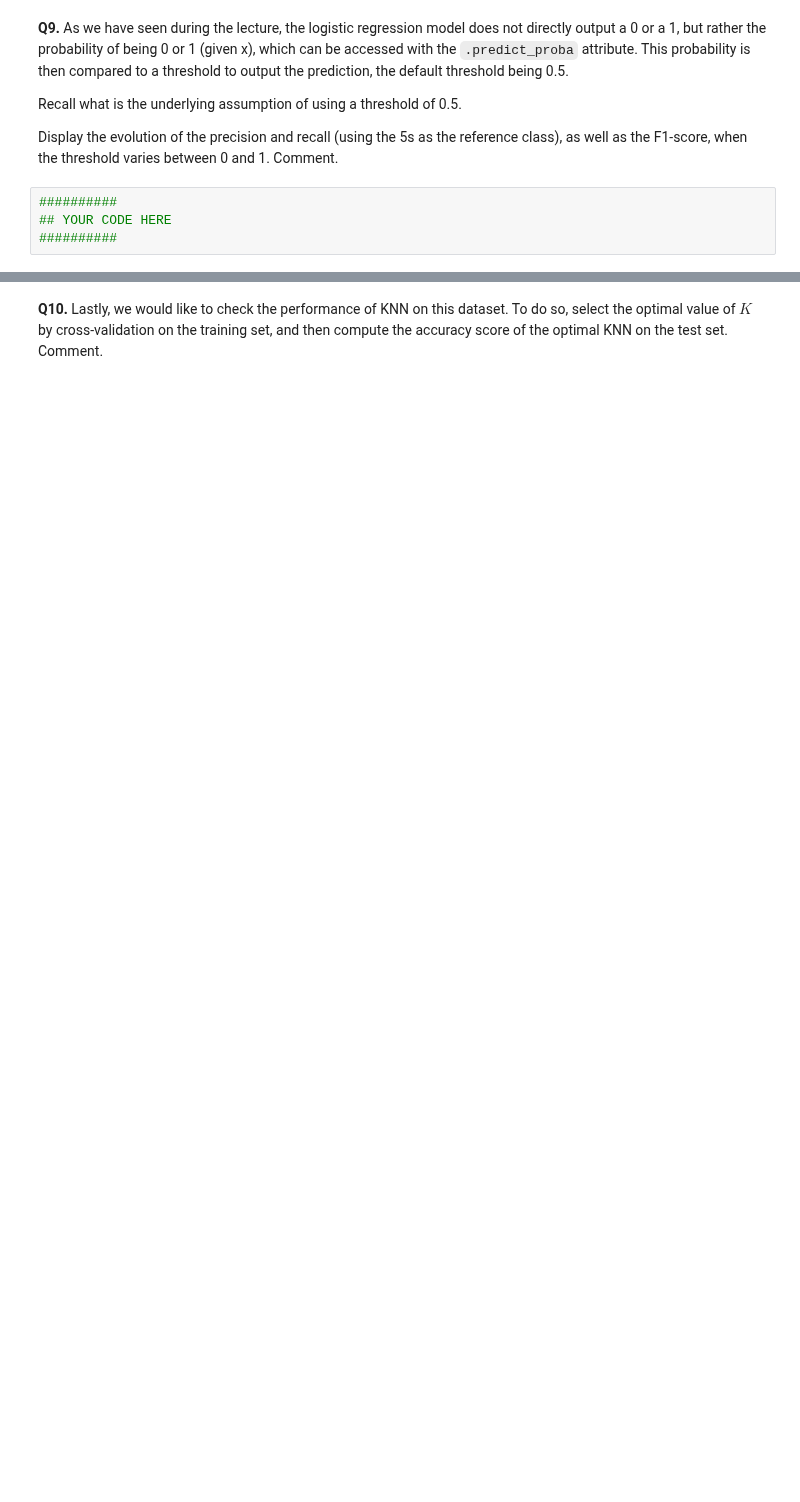
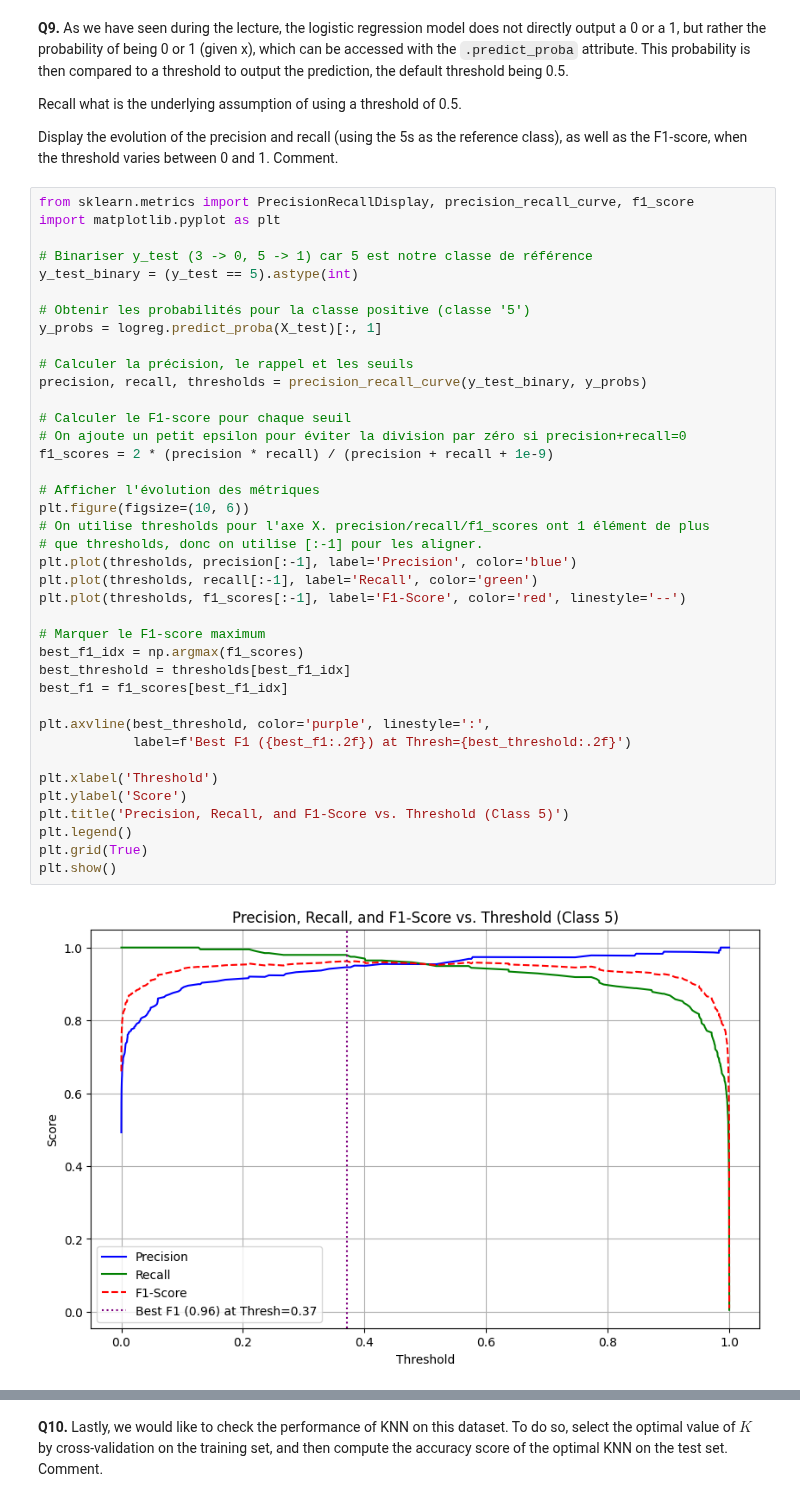
Before and after one commit to milanolivia/decision-apprentissage, a Jupyter notebook: lab2_AMORRI_MILANO/lab2.ipynb, the cells around one changed output, grey strips where cells are left out. Saved outputs shown, nothing was run; the diff lists cells and outputs as text; blank space fills up the shorter version.

```diff
--- a/lab2_AMORRI_MILANO/lab2.ipynb
+++ b/lab2_AMORRI_MILANO/lab2.ipynb
@@ -100,8 +217,45 @@ Recall what is the underlying assumption of using a threshold of 0.5.
 
 Display the evolution of the precision and recall (using the 5s as the reference class), as well as the F1-score, when the threshold varies between 0 and 1. Comment.
 # %%
-##########
-## YOUR CODE HERE
-##########
+from sklearn.metrics import PrecisionRecallDisplay, precision_recall_curve, f1_score
+import matplotlib.pyplot as plt
+
+# Binariser y_test (3 -> 0, 5 -> 1) car 5 est notre classe de référence
+y_test_binary = (y_test == 5).astype(int)
+
+# Obtenir les probabilités pour la classe positive (classe '5')
+y_probs = logreg.predict_proba(X_test)[:, 1]
+
+# Calculer la précision, le rappel et les seuils
+precision, recall, thresholds = precision_recall_curve(y_test_binary, y_probs)
+
+# Calculer le F1-score pour chaque seuil
+# On ajoute un petit epsilon pour éviter la division par zéro si precision+recall=0
+f1_scores = 2 * (precision * recall) / (precision + recall + 1e-9)
+
+# Afficher l'évolution des métriques
+plt.figure(figsize=(10, 6))
+# On utilise thresholds pour l'axe X. precision/recall/f1_scores ont 1 élément de plus
+# que thresholds, donc on utilise [:-1] pour les aligner.
+plt.plot(thresholds, precision[:-1], label='Precision', color='blue')
+plt.plot(thresholds, recall[:-1], label='Recall', color='green')
+plt.plot(thresholds, f1_scores[:-1], label='F1-Score', color='red', linestyle='--')
+
+# Marquer le F1-score maximum
+best_f1_idx = np.argmax(f1_scores)
+best_threshold = thresholds[best_f1_idx]
+best_f1 = f1_scores[best_f1_idx]
+
+plt.axvline(best_threshold, color='purple', linestyle=':',
+            label=f'Best F1 ({best_f1:.2f}) at Thresh={best_threshold:.2f}')
+
+plt.xlabel('Threshold')
+plt.ylabel('Score')
+plt.title('Precision, Recall, and F1-Score vs. Threshold (Class 5)')
+plt.legend()
+plt.grid(True)
+plt.show()
+# %% [output]
+[figure, added]
 # %% [markdown]
 <div style="background-color: rgba(255, 255, 0, 0.15); padding: 8px;">
```
Also changed, not shown: parts of 17 cells of this notebook, 1 other file.
